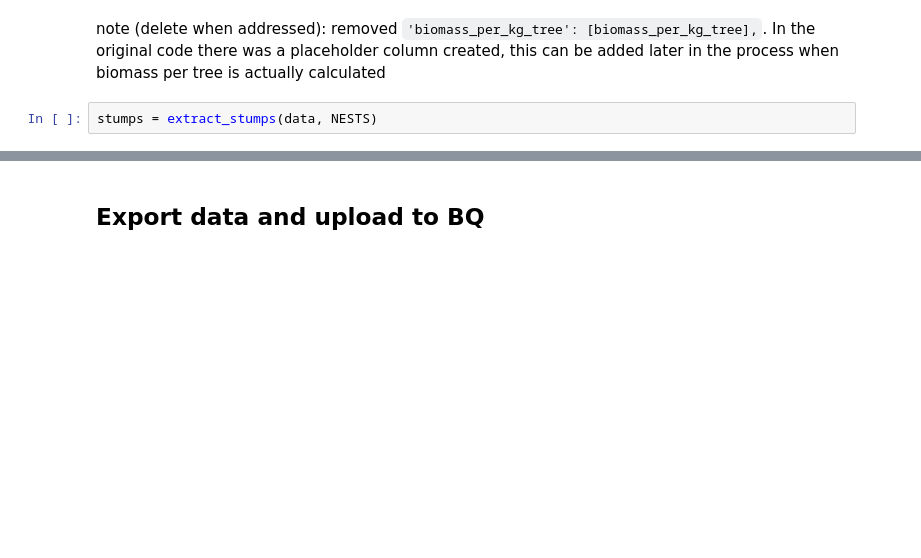
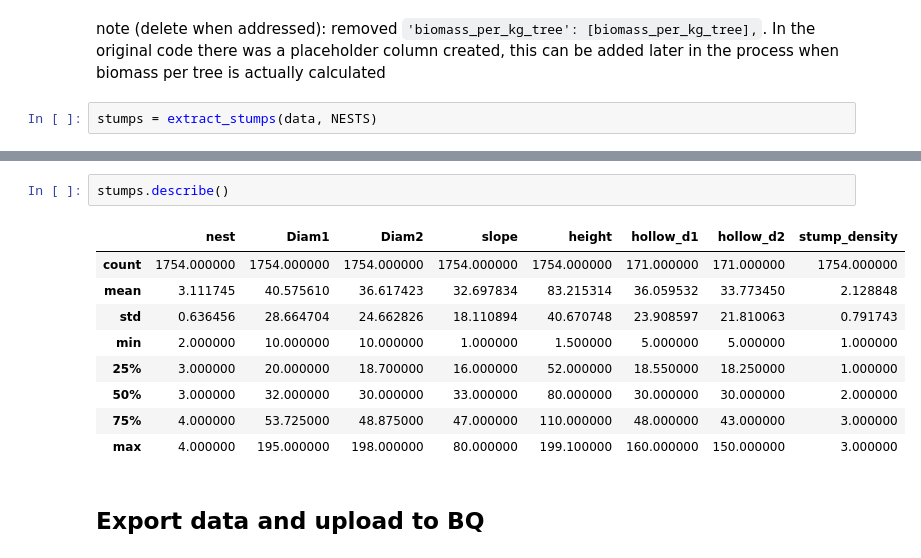
Before and after one commit to rnvllflores/ERRCalculator, a Jupyter notebook: notebooks/01_biomass_inventory/01_export_load.ipynb, the cells around one changed output, grey strips where cells are left out. Saved outputs shown, nothing was run; the diff lists cells and outputs as text; blank space fills up the shorter version.

```diff
--- a/notebooks/01_biomass_inventory/01_export_load.ipynb
+++ b/notebooks/01_biomass_inventory/01_export_load.ipynb
@@ -180,3 +245,15 @@ stumps.info(), stumps.head(2)
+# %%
+stumps.describe()
+# %% [output]
+|  | nest | Diam1 | Diam2 | slope | height | hollow_d1 | hollow_d2 | stump_density |
+| count | 1754.000000 | 1754.000000 | 1754.000000 | 1754.000000 | 1754.000000 | 171.000000 | 171.000000 | 1754.000000 |
+| mean | 3.111745 | 40.575610 | 36.617423 | 32.697834 | 83.215314 | 36.059532 | 33.773450 | 2.128848 |
+| std | 0.636456 | 28.664704 | 24.662826 | 18.110894 | 40.670748 | 23.908597 | 21.810063 | 0.791743 |
+| min | 2.000000 | 10.000000 | 10.000000 | 1.000000 | 1.500000 | 5.000000 | 5.000000 | 1.000000 |
+| 25% | 3.000000 | 20.000000 | 18.700000 | 16.000000 | 52.000000 | 18.550000 | 18.250000 | 1.000000 |
+| 50% | 3.000000 | 32.000000 | 30.000000 | 33.000000 | 80.000000 | 30.000000 | 30.000000 | 2.000000 |
+| 75% | 4.000000 | 53.725000 | 48.875000 | 47.000000 | 110.000000 | 48.000000 | 43.000000 | 3.000000 |
+| max | 4.000000 | 195.000000 | 198.000000 | 80.000000 | 199.100000 | 160.000000 | 150.000000 | 3.000000 |
 # %% [markdown]
 ## Export data and upload to BQ
 # %%
```
Also changed, not shown: parts of 17 cells of this notebook, 2 other files.
